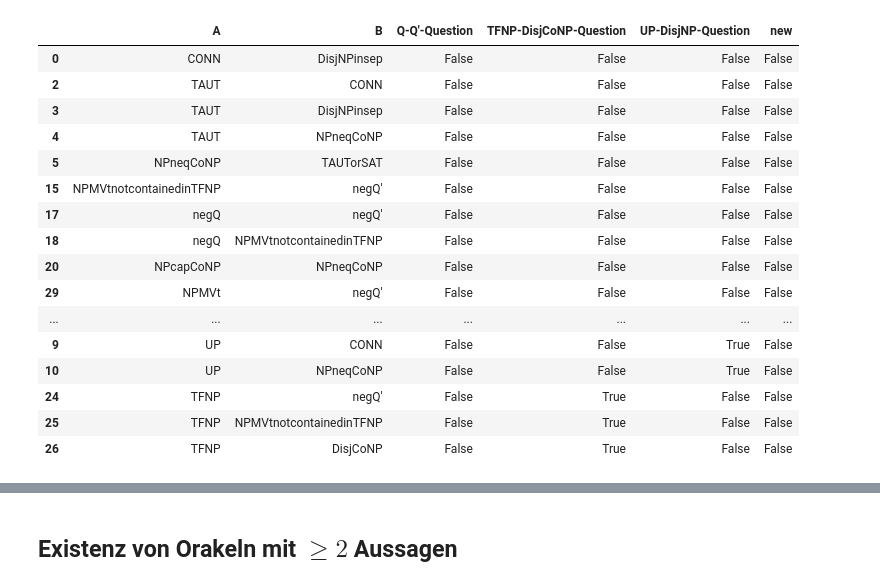
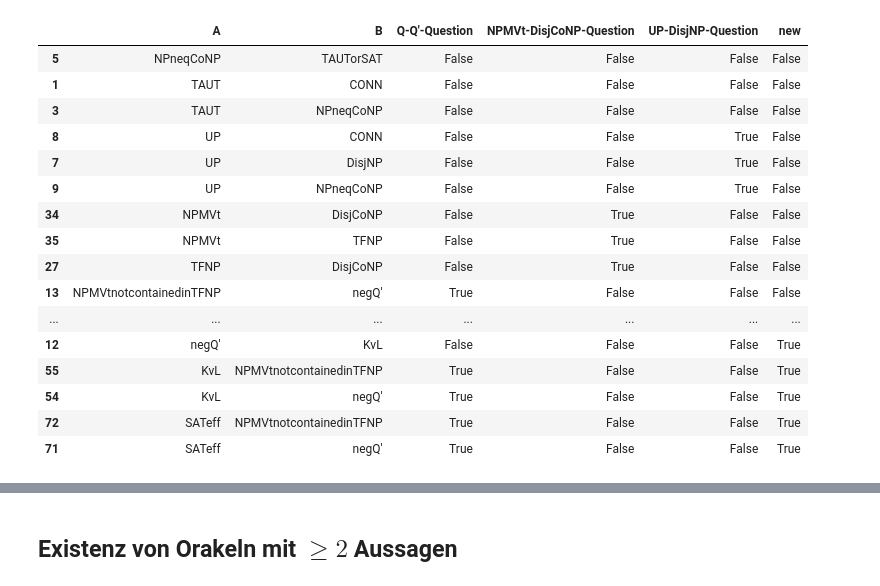
Before and after one commit to aehrm/cstheory_thesis, a Jupyter notebook: python/Untitled.ipynb, the cells around one changed output, grey strips where cells are left out. Cells and saved outputs as stored; diff of their text form; code cells hidden in the pictures.

```diff
--- a/python/Untitled.ipynb
+++ b/python/Untitled.ipynb
@@ -38,35 +38,35 @@ for (a, b) in oracles.edges:
 # %%
 missing_oracles = nx.complement(nx.transitive_closure(implications))
 missing_oracles.remove_edges_from(oracle_set)
 
 df = pandas.DataFrame(missing_oracles.edges, columns=['A', 'B'])
-df['Q-Q\'-Question'] = df.apply(lambda x: 'neqQ' in closed_descendants(x.A) and 'neqQ\'' in closed_ancestors(x.B), axis='columns')
-df['TFNP-DisjCoNP-Question'] = df.apply(lambda x: 'TFNP' in closed_descendants(x.A) and 'DisjCoNP' in closed_ancestors(x.B), axis='columns')
+df['Q-Q\'-Question'] = df.apply(lambda x: 'negQ' in closed_descendants(x.A) and 'negQ\'' in closed_ancestors(x.B), axis='columns')
+df['NPMVt-DisjCoNP-Question'] = df.apply(lambda x: 'NPMVt' in closed_descendants(x.A) and 'DisjCoNP' in closed_ancestors(x.B), axis='columns')
 df['UP-DisjNP-Question'] = df.apply(lambda x: 'UP' in closed_descendants(x.A) and 'DisjNP' in closed_ancestors(x.B), axis='columns')
-df['new'] = df.apply(lambda x: len({x.A, x.B} & {'SATeff', 'KvL', 'SelfRed'}) > 0, axis='columns')
+df['new'] = df.apply(lambda x: len({x.A, x.B} & {'SATeff', 'KvL', 'SelfRed', 'DisjNPinsep', 'UPneqP'}) > 0, axis='columns')
 
 
 selected = df
 #selected = selected[selected.apply(lambda x: all(y not in {'DisjNPinsep', 'UPcapCoUPneqP'} for y in [x.A, x.B]), axis='columns')]
-selected.sort_values(by=list(set(df.columns) - {'A', 'B'}))
+selected.sort_values(by=['A', 'B']).sort_values(['new', 'Q-Q\'-Question', 'NPMVt-DisjCoNP-Question', 'UP-DisjNP-Question'])
 # %% [output]
-|  | A | B | Q-Q'-Question | TFNP-DisjCoNP-Question | UP-DisjNP-Question | new |
-| 0 | CONN | DisjNPinsep | False | False | False | False |
-| 2 | TAUT | CONN | False | False | False | False |
-| 3 | TAUT | DisjNPinsep | False | False | False | False |
-| 4 | TAUT | NPneqCoNP | False | False | False | False |
+|  | A | B | Q-Q'-Question | NPMVt-DisjCoNP-Question | UP-DisjNP-Question | new |
 | 5 | NPneqCoNP | TAUTorSAT | False | False | False | False |
-| 15 | NPMVtnotcontainedinTFNP | negQ' | False | False | False | False |
-| 17 | negQ | negQ' | False | False | False | False |
-| 18 | negQ | NPMVtnotcontainedinTFNP | False | False | False | False |
-| 20 | NPcapCoNP | NPneqCoNP | False | False | False | False |
-| 29 | NPMVt | negQ' | False | False | False | False |
+| 1 | TAUT | CONN | False | False | False | False |
+| 3 | TAUT | NPneqCoNP | False | False | False | False |
+| 8 | UP | CONN | False | False | True | False |
+| 7 | UP | DisjNP | False | False | True | False |
+| 9 | UP | NPneqCoNP | False | False | True | False |
+| 34 | NPMVt | DisjCoNP | False | True | False | False |
+| 35 | NPMVt | TFNP | False | True | False | False |
+| 27 | TFNP | DisjCoNP | False | True | False | False |
+| 13 | NPMVtnotcontainedinTFNP | negQ' | True | False | False | False |
 | ... | ... | ... | ... | ... | ... | ... |
-| 9 | UP | CONN | False | False | True | False |
-| 10 | UP | NPneqCoNP | False | False | True | False |
-| 24 | TFNP | negQ' | False | True | False | False |
-| 25 | TFNP | NPMVtnotcontainedinTFNP | False | True | False | False |
-| 26 | TFNP | DisjCoNP | False | True | False | False |
+| 12 | negQ' | KvL | False | False | False | True |
+| 55 | KvL | NPMVtnotcontainedinTFNP | True | False | False | True |
+| 54 | KvL | negQ' | True | False | False | True |
+| 72 | SATeff | NPMVtnotcontainedinTFNP | True | False | False | True |
+| 71 | SATeff | negQ' | True | False | False | True |
 # %%
 oracle_graph = nx.DiGraph()
 oracle_graph.add_nodes_from(missing_oracles.edges)
```
Also changed, not shown: parts of 4 cells of this notebook, 2 other files.
